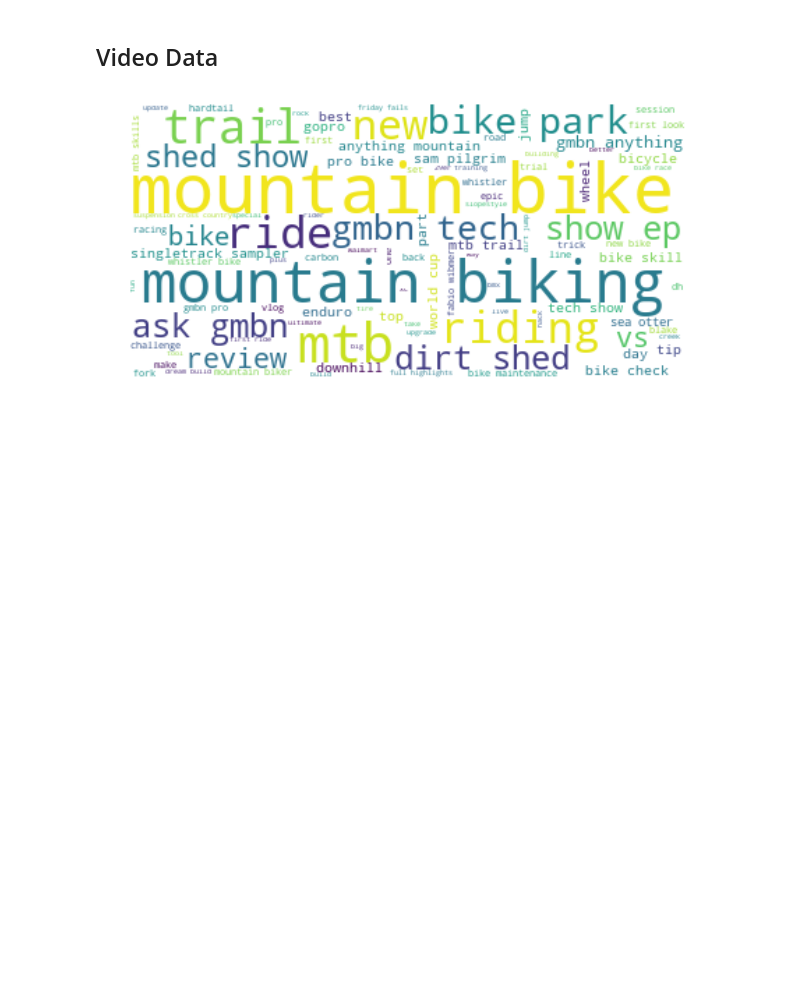
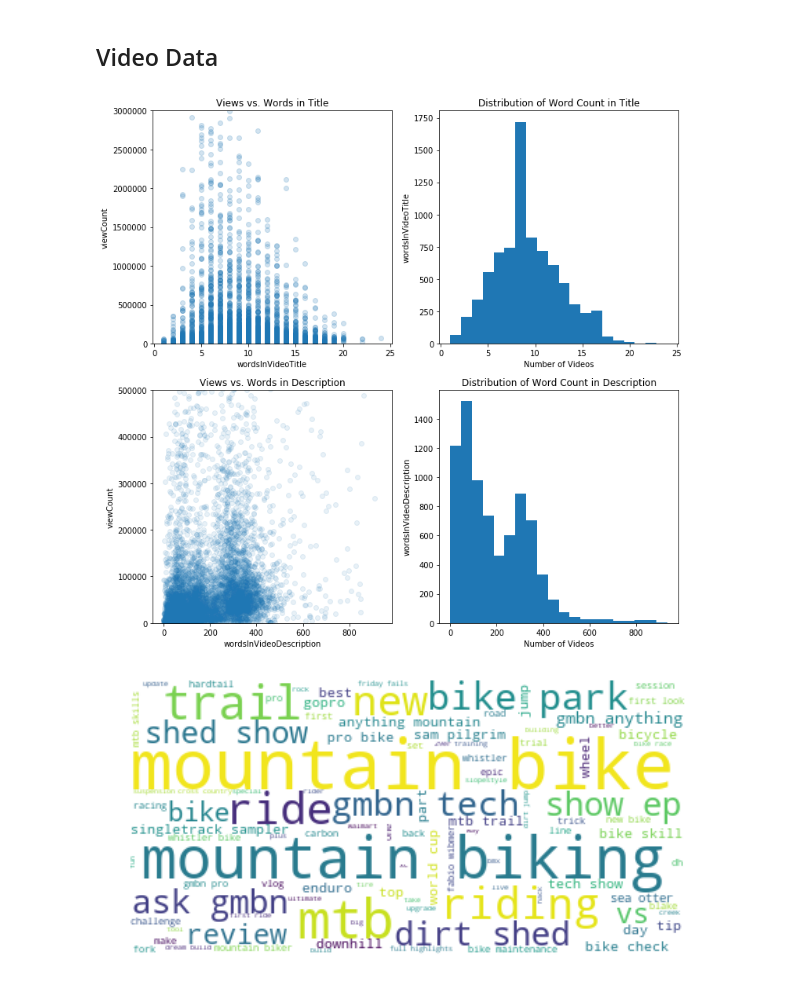
Before and after one commit to scottfeldmanpeabody/MTB-YouTube, a Jupyter notebook: notebooks/EDA.ipynb, the cells around one changed output. Cells and saved outputs as stored; diff of their text form; code cells hidden in the pictures; blank space fills up the shorter version.

Commit message:
fixed x axis title

```diff
--- a/notebooks/EDA.ipynb
+++ b/notebooks/EDA.ipynb
@@ -135,6 +135,49 @@ label_points(df_channels[df_channels.subscriberCount < 200000].subscriberCount,
 ## Video Data
 # %%
 video_deets_df = pd.read_csv('../data/video_deets_df.csv')
+# %%
+df = video_deets_df
+x = 'wordsInVideoTitle'
+x2 = 'wordsInVideoDescription'
+y = 'viewCount'
+
+xlabel = x
+xlabel2 = x2
+ylabel = y
+
+dfplot = df[[x,x2,y]]
+
+x = dfplot[x].values
+x2 = dfplot[x2].values
+y = dfplot[y].values
+
+fig, ax = plt.subplots(2,2,figsize=(12,12))
+
+ax[0,0].plot(x, y, 'o', alpha = .2)
+ax[0,0].set_xlabel(xlabel)
+ax[0,0].set_ylabel(ylabel)
+ax[0,0].set_title('Views vs. Words in Title')
+ax[0,0].set_xlim(None)
+ax[0,0].set_ylim([0,3000000])
+
+ax[0,1].hist(x, bins = 20)
+ax[0,1].set_ylabel(xlabel)
+ax[0,1].set_xlabel('Number of Videos')
+ax[0,1].set_title('Distribution of Word Count in Title')
+
+ax[1,0].plot(x2, y, 'o', alpha = .1)
+ax[1,0].set_xlabel(xlabel2)
+ax[1,0].set_ylabel(ylabel)
+ax[1,0].set_title('Views vs. Words in Description')
+ax[1,0].set_xlim(None)
+ax[1,0].set_ylim([0,500000])
+
+ax[1,1].hist(x2, bins = 20)
+ax[1,1].set_ylabel(xlabel2)
+ax[1,1].set_xlabel('Number of Videos')
+ax[1,1].set_title('Distribution of Word Count in Description');
+# %% [output]
+[figure, added]
 # %%
 make_wordcloud(video_deets_df,'videoTitle')
 # %% [output]
```
Also changed, not shown: 1 other file.
